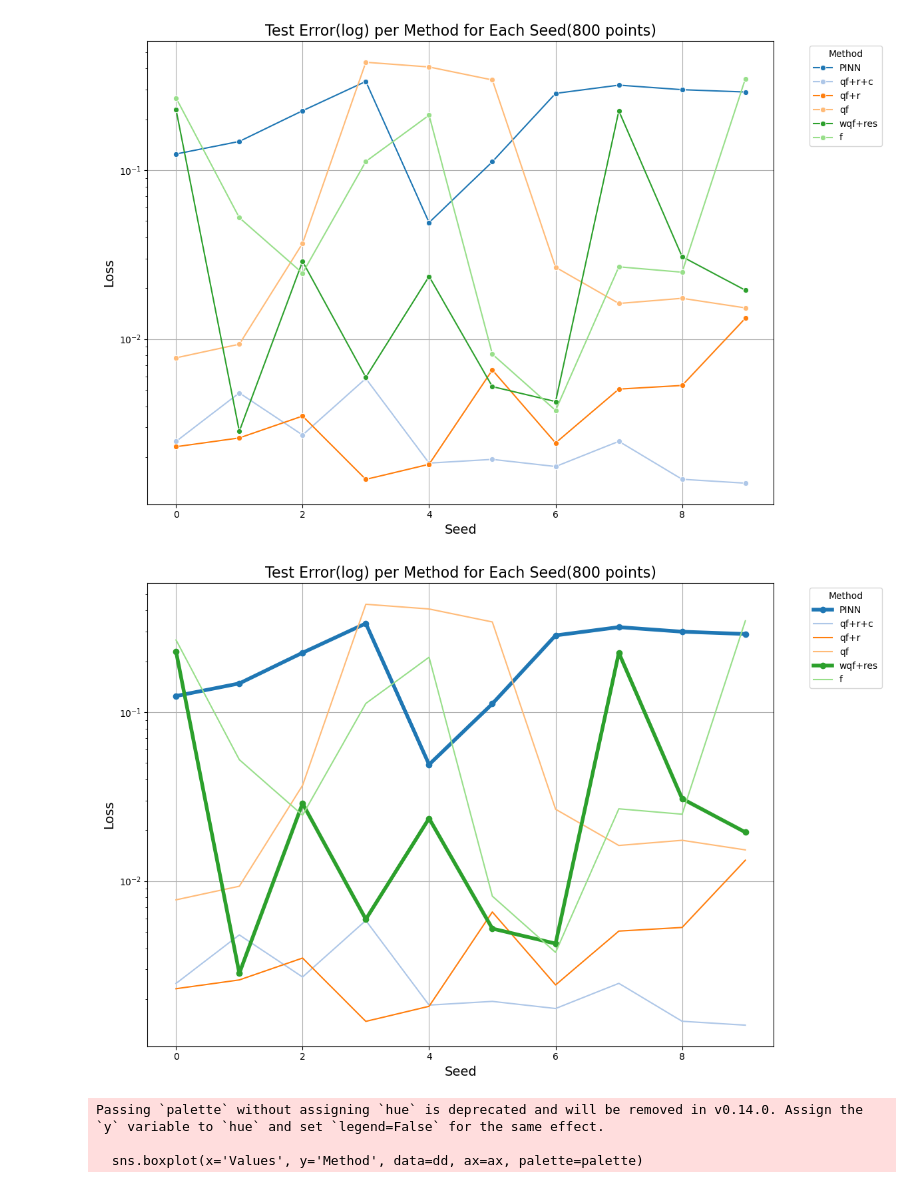
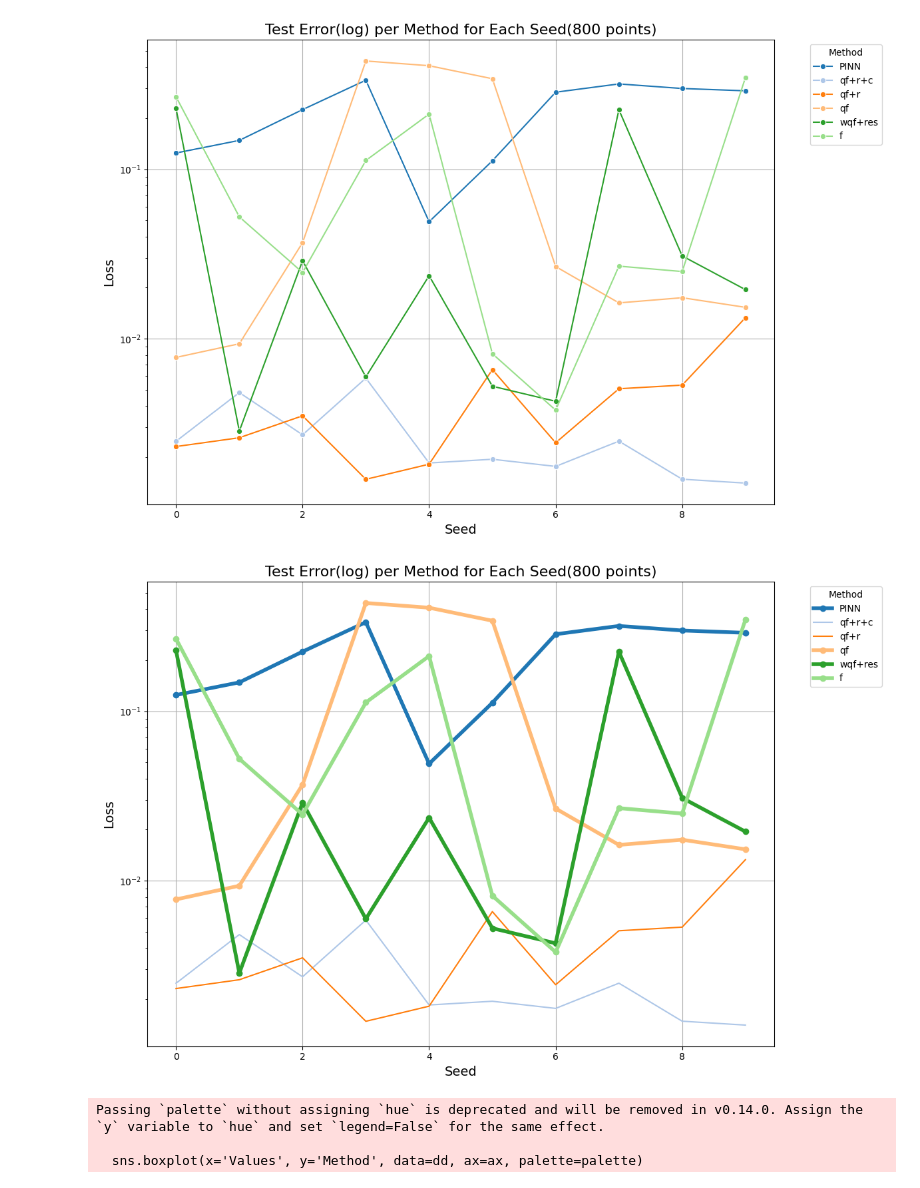
Before and after one commit to chenyuli12345/pinnsformer, a Jupyter notebook: demo/Burgers_Equation f/active learning/bijiao(former).ipynb, the cells around one changed output. Drawn from its saved outputs; the diff is of its cells as text; code cells hidden in the pictures.

```diff
--- a/demo/Burgers_Equation f/active learning/bijiao(former).ipynb
+++ b/demo/Burgers_Equation f/active learning/bijiao(former).ipynb
@@ -221,40 +221,40 @@ plt.show()
 [figure]
 # %%
 # 2. 设置颜色和线宽
-highlight_methods = ['PINN', 'wqf+res','res']
+highlight_methods = ['PINN', 'wqf+res','qf','f']
 colors = sns.color_palette("tab20", len(methods))  # 使用 Seaborn 默认调色板
 color_mapping = {method: colors[i] for i, method in enumerate(methods)}
 
 linewidths = {method: 4 if method in highlight_methods else 1.5 for method in methods}
 
 # 3. 绘制图形
 plt.figure(figsize=(12, 8))
 
 for method in methods:
     subset = dd[dd['Method'] == method]
     plt.plot(
         subset['Seed'], subset['Loss'],
         label=method,
         color=color_mapping[method],
         linewidth=linewidths[method],
         marker='o' if method in highlight_methods else None,
     )
 
 # 设置纵坐标为对数尺度
 plt.yscale('log')
 
 # 4. 设置图形标题和标签
 plt.title('Test Error(log) per Method for Each Seed(800 points)', fontsize=16)
 plt.xlabel('Seed', fontsize=14)
 plt.ylabel('Loss', fontsize=14)
 plt.legend(title='Method', bbox_to_anchor=(1.05, 1), loc='upper left', fontsize=10)
 plt.grid(True)
 plt.tight_layout()
 
 # 5. 显示图形
 plt.show()
 # %% [output]
-[figure, old version]
+[figure, new version]
 # %%
 # 创建用于绘图的 DataFrame
 data = []
```
Also changed, not shown: parts of 2 cells of this notebook, 48 other files.
